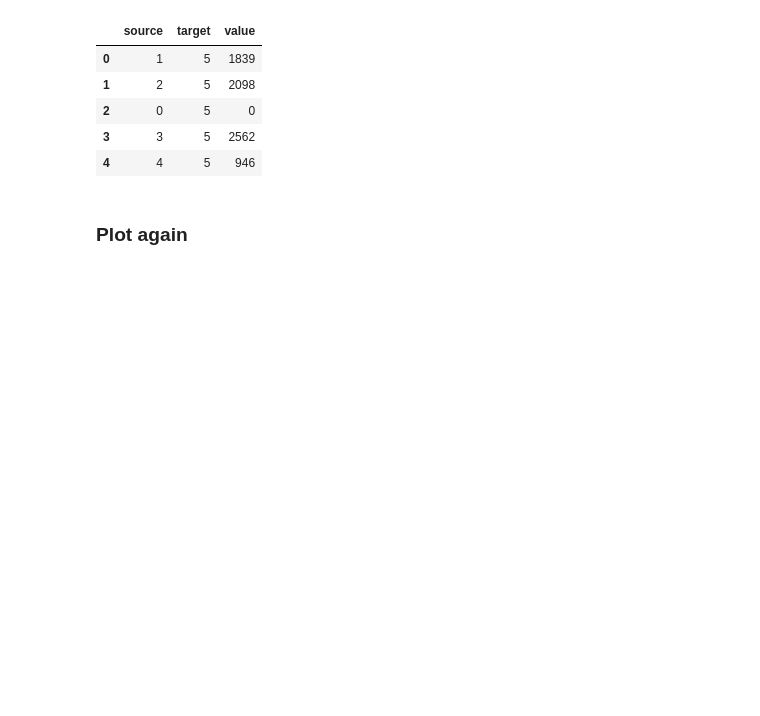
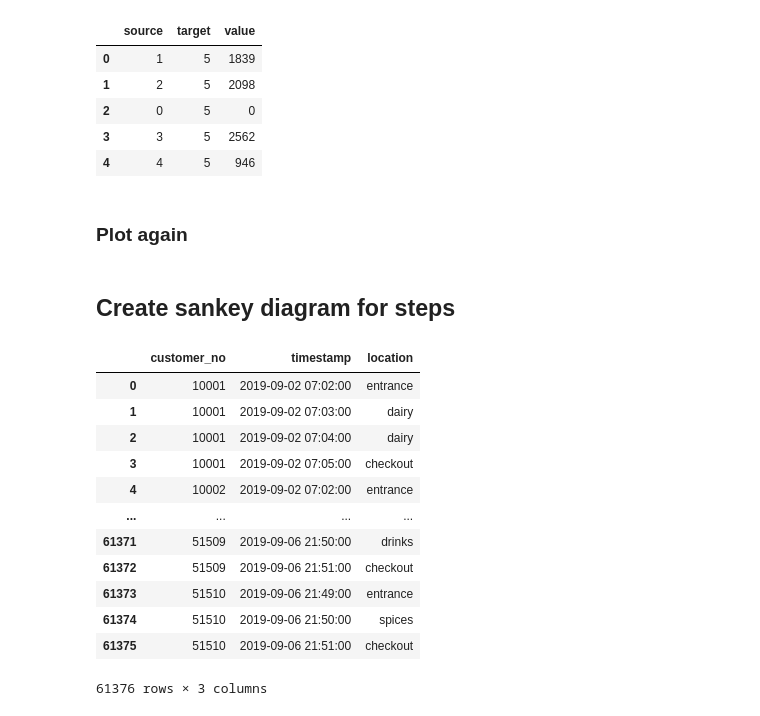
Before and after one commit to yotkadata/simulation_project, a Jupyter notebook: sankey.ipynb, the cells around one changed output. Cells and saved outputs as stored; diff of their text form; code cells hidden in the pictures; blank space fills up the shorter version.

```diff
--- a/sankey.ipynb
+++ b/sankey.ipynb
@@ -101,3 +101,22 @@ fig = go.Figure(
 
 fig.update_layout(title_text="Customer flow without self-loops", width=1200, height=800)
 fig.show()
+# %% [markdown]
+## Create sankey diagram for steps
+# %%
+df = pd.read_csv("data/data_clean.csv", index_col=[0])
+df
+# %% [output]
+|  | customer_no | timestamp | location |
+| 0 | 10001 | 2019-09-02 07:02:00 | entrance |
+| 1 | 10001 | 2019-09-02 07:03:00 | dairy |
+| 2 | 10001 | 2019-09-02 07:04:00 | dairy |
+| 3 | 10001 | 2019-09-02 07:05:00 | checkout |
+| 4 | 10002 | 2019-09-02 07:02:00 | entrance |
+| ... | ... | ... | ... |
+| 61371 | 51509 | 2019-09-06 21:50:00 | drinks |
+| 61372 | 51509 | 2019-09-06 21:51:00 | checkout |
+| 61373 | 51510 | 2019-09-06 21:49:00 | entrance |
+| 61374 | 51510 | 2019-09-06 21:50:00 | spices |
+| 61375 | 51510 | 2019-09-06 21:51:00 | checkout |
+61376 rows × 3 columns
```
Also changed, not shown: parts of 11 cells of this notebook.
